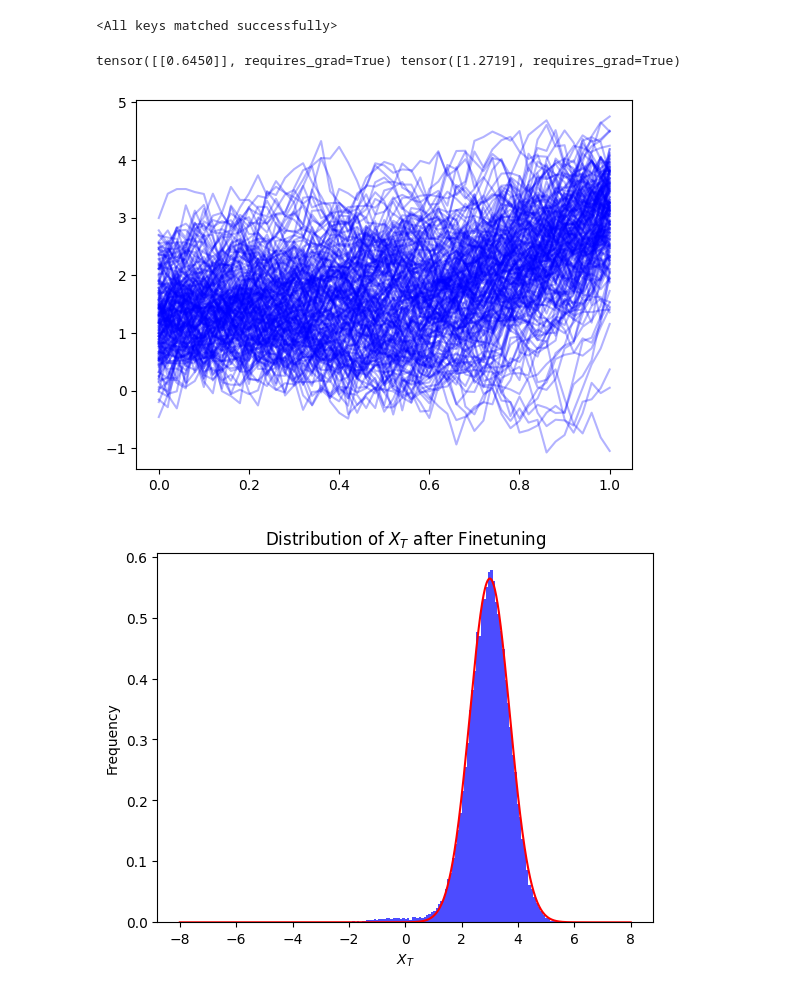
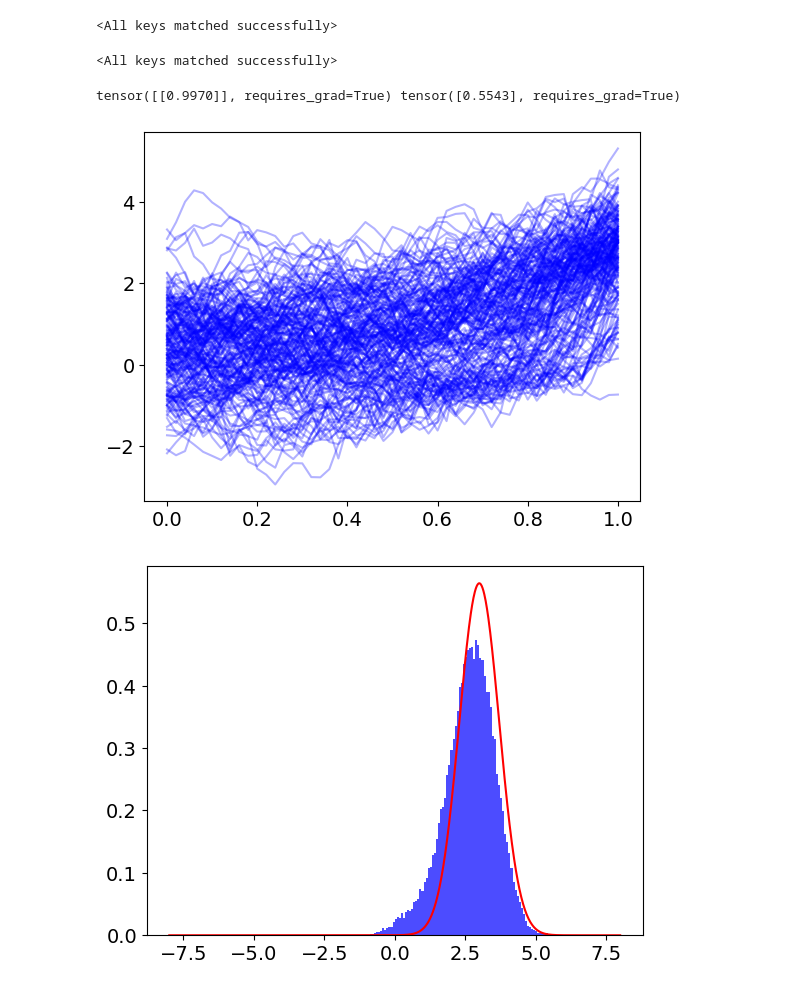
Before and after one commit to YuhangMeiUW/BSDE-Gradient, a Jupyter notebook: finetune_diff_result_admatching.ipynb, the cells around one changed output. Cells and saved outputs as stored; diff of their text form; code cells hidden in the pictures.

```diff
--- a/finetune_diff_result_admatching.ipynb
+++ b/finetune_diff_result_admatching.ipynb
@@ -5,6 +5,12 @@ import numpy as np
 from network import PhiNetwork, ScoreNetwork
 from utils import batched_jacobian, rollout
 import matplotlib.pyplot as plt
+# %%
+import matplotlib
+
+plt.rc('font', size = 14)
+matplotlib.rcParams['pdf.fonttype'] = 42
+matplotlib.rcParams['ps.fonttype'] = 42
 # %%
 T = 1.0  # End time
 n = 1    # Dimension of state space
@@ -31,11 +24,13 @@ class UNetFromPhi(torch.nn.Module):
 # %%
-Q = torch.load(f'network/finetune_Q_timesteps{steps}_iteration{30}_phiiter{10}_optiter{1000}_temperature{temperature}_initialQ2_updateQmu6times_2score.pth')
-mu = torch.load(f'network/finetune_mu_timesteps{steps}_iteration{30}_phiiter{10}_optiter{1000}_temperature{temperature}_initialQ2_updateQmu6times_2score.pth')
-phi_net = ScoreNetwork(input_dim=n+1, out_dim=n, hidden_dim=64, num_blocks=4)
+Q = torch.load(f'network/finetune_admatching_Q_timesteps{steps}_utiter{uiter}_optiter{1000}_iteration{30}_temperature{temperature}_initialQ2_updateQmu6times_lamony.pth')
+mu = torch.load(f'network/finetune_admatching_mu_timesteps{steps}_utiter{uiter}_optiter{1000}_iteration{30}_temperature{temperature}_initialQ2_updateQmu6times_lamony.pth')
+ut = ScoreNetwork(input_dim=n+1, out_dim=n, hidden_dim=64, num_blocks=4)
 # phi_net.load_state_dict(torch.load(f'network/finetune_phi_network_timesteps{50}_iteration{100}_phiiter10_optiter3_temperature{temperature}.pth'))
-phi_net.load_state_dict(torch.load(f'network/finetune_phi_network_timesteps{steps}_iteration{30}_phiiter{10}_optiter{1000}_temperature{temperature}_initialQ2_updateQmu6times_2score.pth'))
-ut = UNetFromPhi(phi_net, g, temperature).eval()
+ut.load_state_dict(torch.load(f'network/finetune_admatching_ut_timesteps{steps}_utiter{uiter}_optiter{1000}_iteration{30}_temperature{temperature}_initialQ2_updateQmu6times_lamony.pth'))
+
 # ut = torch.load('network/finetune_ut_timesteps50_iteration30_phiiter10.pth')
+# %% [output]
+<All keys matched successfully>
 # %%
 score_nn = ScoreNetwork(input_dim=n+1, out_dim=n, hidden_dim=32, num_blocks=2)
 score_nn.load_state_dict(torch.load(f'network/toy_score_network_timesteps{steps}_v2.pth'))
@@ -95,19 +90,19 @@ def special_f(x, t=None, u_t=None):
 # theta = (torch.randn(N, n) @ Q + mu).detach()  # shape (N, n)
 theta = torch.randn(N, n) * Q + mu # shape (N, n)
 W_f = torch.randn(steps + 1, N, m) * torch.sqrt(torch.tensor(dt)) # forward noise
-X_f = rollout(f, g, T, dt, theta, W_f, u_t=ut)  # shape (steps+1, N, n)
+X_f = rollout(f, g, T, dt, theta, W_f, u_t=ut).detach()  # shape (steps+1, N, n)
 # X_b = rollout(special_f, g, T, dt, X_f[-1,:,:], W_f.flip(0), u_t=ut).flip(0)  # shape (steps+1, N, n)
 # %%
 print(Q, mu)
 # %% [output]
-tensor([[0.6450]], requires_grad=True) tensor([1.2719], requires_grad=True)
+tensor([[0.9970]], requires_grad=True) tensor([0.5543], requires_grad=True)
 # %%
 plt.figure()
 plt.plot(np.arange(0,51)*dt, X_f[:, :200, 0].detach().numpy(), color='blue', alpha=0.3)
 # plt.plot(np.arange(0,51)*dt, X_b[:, :200, 0].detach().numpy(), color='red', alpha=0.3)
 plt.show()
 # %% [output]
-[figure, old version]
+[figure, new version]
 # %%
 def original_pdf(x):
     m1 = 3.0
@@ -122,16 +117,17 @@ def tilted_pdf(x, temperature):
 # %%
 plt.figure()
 plt.hist(X_f[-1, :, 0].detach().numpy(), bins=100, color='blue', alpha=0.7, density=True)
 plotx = torch.linspace(-8, 8, 1000)
 Z = torch.trapz(tilted_pdf(plotx, temperature), plotx)
 q = tilted_pdf(plotx, temperature)/Z
 plt.plot(plotx.numpy(), q.numpy(), label='tilted pdf', color='red')
-plt.title('Distribution of $X_T$ after Finetuning')
-plt.xlabel('$X_T$')
-plt.ylabel('Frequency')
-plt.show()
+# plt.title('Distribution of $X_T$ after Finetuning')
+# plt.xlabel('$X_T$')
+# plt.ylabel('Frequency')
+# plt.show()
+plt.savefig(f'figs/finetune_admatching_temp{temperature}.pdf', bbox_inches='tight')
 # %% [output]
-[figure, old version]
+[figure, new version]
 # %%
 print(f"Mean and std of X_T: {X_f[-1, :, 0].mean().item()} | {X_f[-1, :, 0].std().item()}")
 # %% [output]
```
Also changed, not shown: parts of 6 cells of this notebook, 5 other files.
